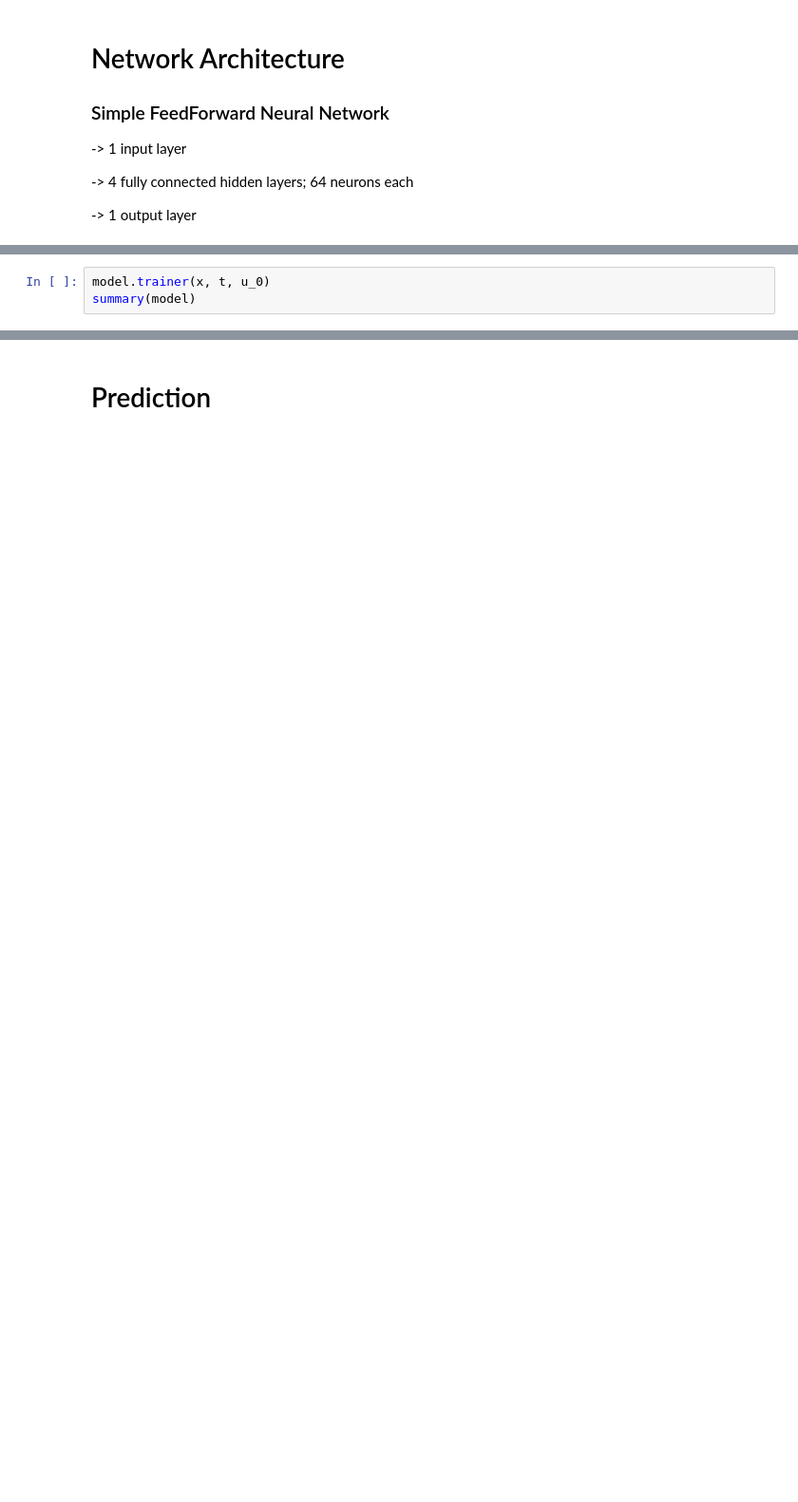
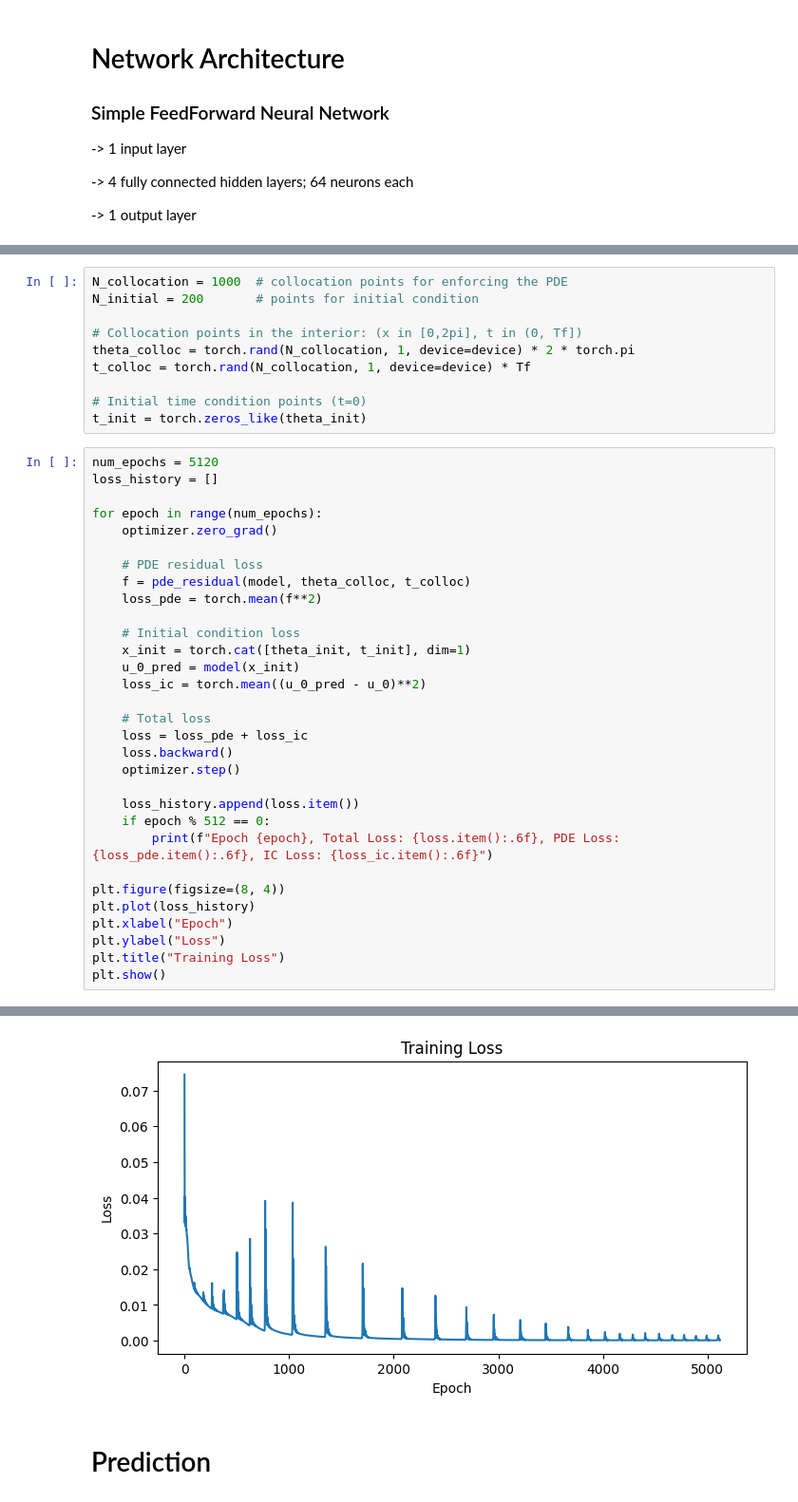
Before and after one commit to nishantak/numerical_sim_PINN, a Jupyter notebook: PINN_Kuramoto/pinn_solver.ipynb, the cells around one changed output, grey strips where cells are left out. Shown: that part at 95% size. Saved outputs shown, nothing was run; the diff lists cells and outputs as text; blank space fills up the shorter version.

```diff
--- a/PINN_Kuramoto/pinn_solver.ipynb
+++ b/PINN_Kuramoto/pinn_solver.ipynb
@@ -345,3 +113,0 @@ model = PINN(layers=4, units=64).to(device)
-# %%
-model.trainer(x, t, u_0)
-summary(model)
@@ -382,0 +144,42 @@ Non-trainable params: 0
+# %%
+N_collocation = 1000  # collocation points for enforcing the PDE
+N_initial = 200       # points for initial condition
+
+# Collocation points in the interior: (x in [0,2pi], t in (0, Tf])
+theta_colloc = torch.rand(N_collocation, 1, device=device) * 2 * torch.pi
+t_colloc = torch.rand(N_collocation, 1, device=device) * Tf
+
+# Initial time condition points (t=0)
+t_init = torch.zeros_like(theta_init)
+# %%
+num_epochs = 5120
+loss_history = []
+
+for epoch in range(num_epochs):
+    optimizer.zero_grad()
+
+    # PDE residual loss
+    f = pde_residual(model, theta_colloc, t_colloc)
+    loss_pde = torch.mean(f**2)
+
+    # Initial condition loss
+    x_init = torch.cat([theta_init, t_init], dim=1)
+    u_0_pred = model(x_init)
+    loss_ic = torch.mean((u_0_pred - u_0)**2)
+
+    # Total loss
+    loss = loss_pde + loss_ic
+    loss.backward()
+    optimizer.step()
+
+    loss_history.append(loss.item())
+    if epoch % 512 == 0:
+        print(f"Epoch {epoch}, Total Loss: {loss.item():.6f}, PDE Loss: {loss_pde.item():.6f}, IC Loss: {loss_ic.item():.6f}")
+
+plt.figure(figsize=(8, 4))
+plt.plot(loss_history)
+plt.xlabel("Epoch")
+plt.ylabel("Loss")
+plt.title("Training Loss")
+plt.show()
+# %% [output]
@@ -383,2 +196,3 @@ Non-trainable params: 0
+[figure, added]
 # %% [markdown]
 # Prediction
```
Also changed, not shown: parts of 19 cells of this notebook, 4 other files.
